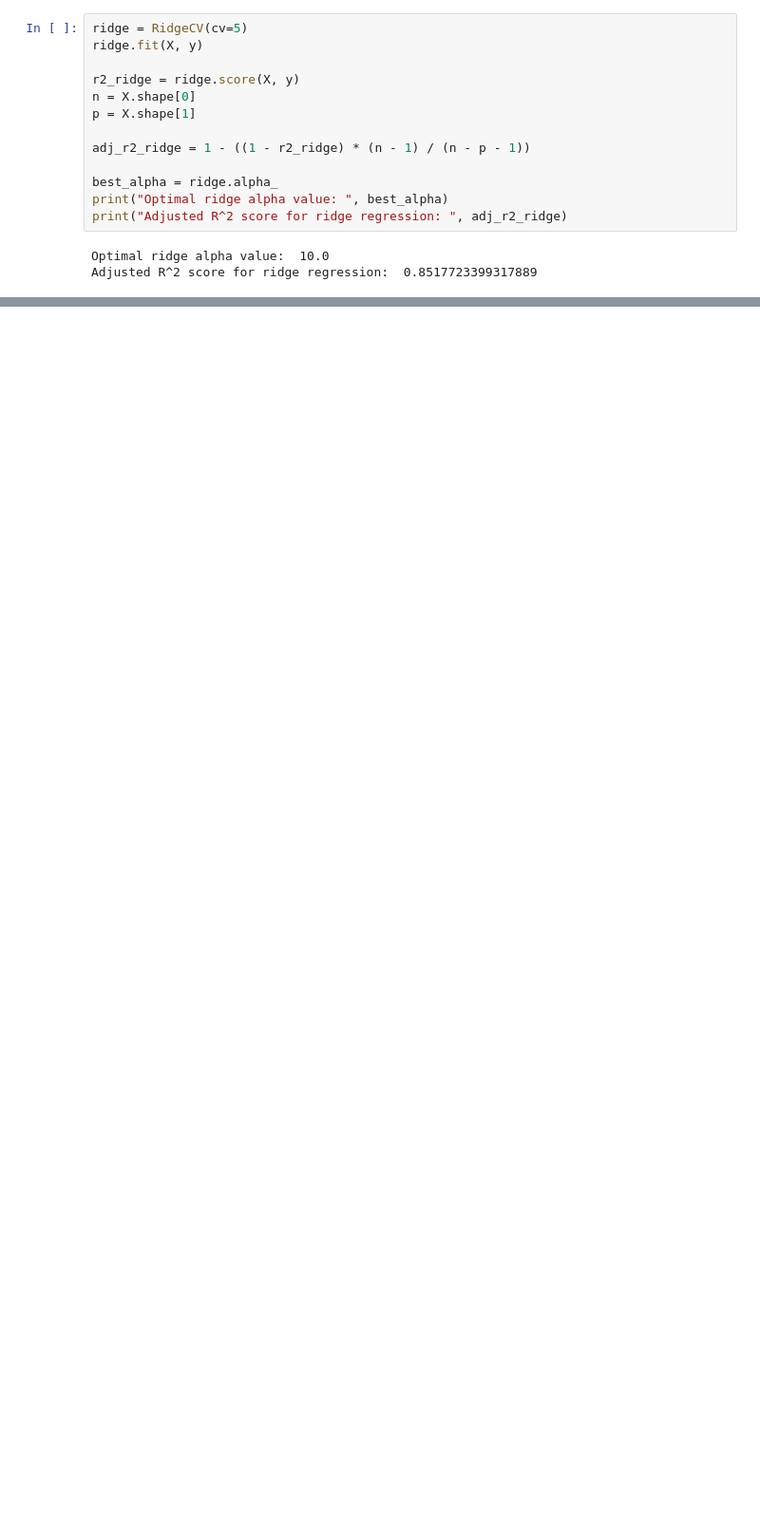
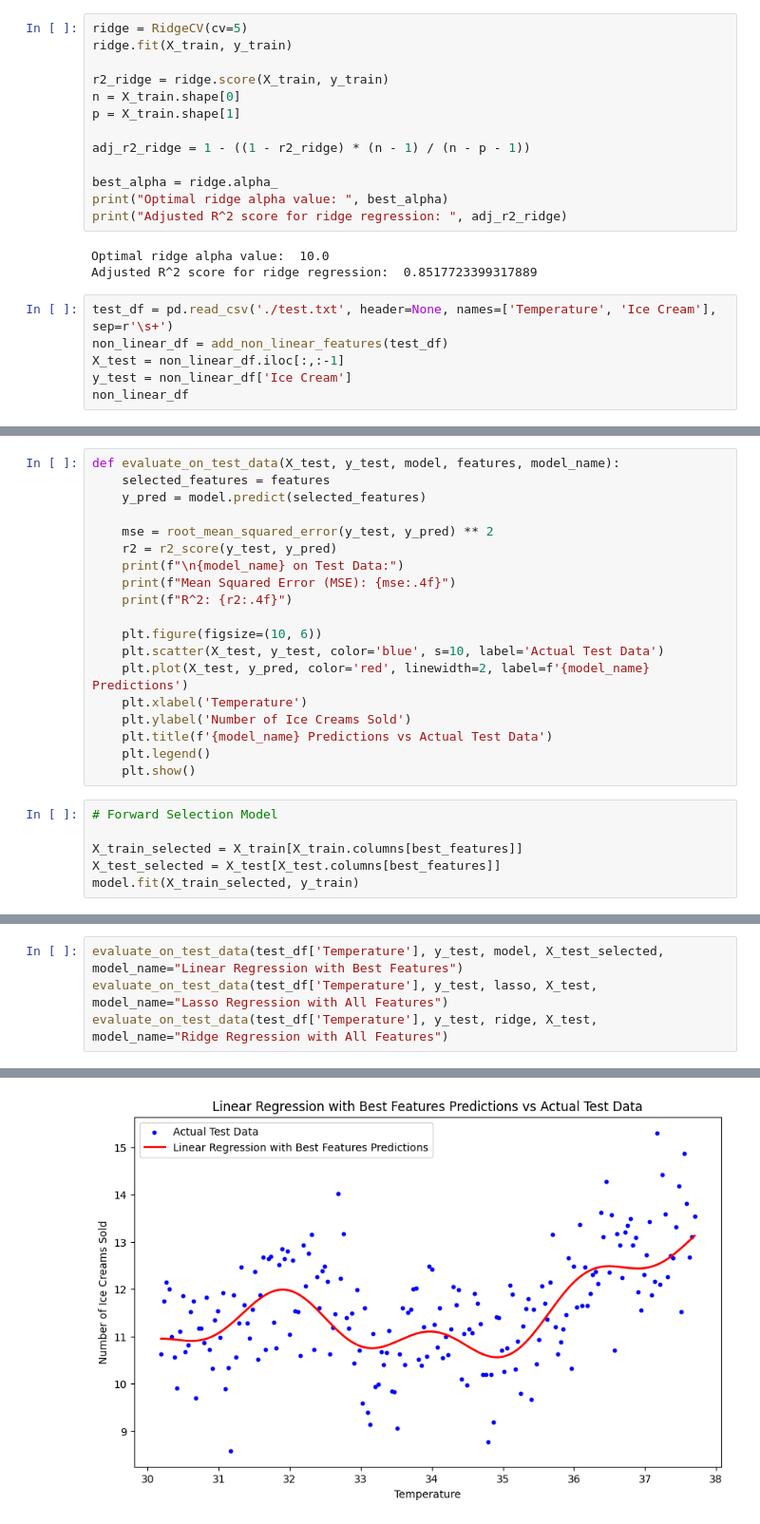
Before and after one commit to angvit/Linear-Regression, a Jupyter notebook: hw3/ex3.ipynb, the cells around one changed output, grey strips where cells are left out. Shown at 95% size. Drawn from its saved outputs; the diff is of its cells as text; blank space fills up the shorter version.

Commit message:
Added visualizations for fwd selection, lasso, and ridge models

```diff
--- a/hw3/ex3.ipynb
+++ b/hw3/ex3.ipynb
@@ -162,11 +159,11 @@ Optimal lasso alpha value:  0.019414860526572875
 Adjusted R^2 score for lasso regression:  0.8514336408596881
 # %%
 ridge = RidgeCV(cv=5)
-ridge.fit(X, y)
+ridge.fit(X_train, y_train)
 
-r2_ridge = ridge.score(X, y)
-n = X.shape[0]
-p = X.shape[1]
+r2_ridge = ridge.score(X_train, y_train)
+n = X_train.shape[0]
+p = X_train.shape[1]
 
 adj_r2_ridge = 1 - ((1 - r2_ridge) * (n - 1) / (n - p - 1))
 
@@ -176,3 +173,9 @@ print("Adjusted R^2 score for ridge regression: ", adj_r2_ridge)
 # %% [output]
 Optimal ridge alpha value:  10.0
 Adjusted R^2 score for ridge regression:  0.8517723399317889
+# %%
+test_df = pd.read_csv('./test.txt', header=None, names=['Temperature', 'Ice Cream'], sep=r'\s+')
+non_linear_df = add_non_linear_features(test_df)
+X_test = non_linear_df.iloc[:,:-1]
+y_test = non_linear_df['Ice Cream']
+non_linear_df
@@ -178,0 +196,25 @@ Adjusted R^2 score for ridge regression:  0.8517723399317889
+# %%
+def evaluate_on_test_data(X_test, y_test, model, features, model_name):
+    selected_features = features
+    y_pred = model.predict(selected_features)
+
+    mse = root_mean_squared_error(y_test, y_pred) ** 2
+    r2 = r2_score(y_test, y_pred)
+    print(f"\n{model_name} on Test Data:")
+    print(f"Mean Squared Error (MSE): {mse:.4f}")
+    print(f"R^2: {r2:.4f}")
+
+    plt.figure(figsize=(10, 6))
+    plt.scatter(X_test, y_test, color='blue', s=10, label='Actual Test Data')
+    plt.plot(X_test, y_pred, color='red', linewidth=2, label=f'{model_name} Predictions')
+    plt.xlabel('Temperature')
+    plt.ylabel('Number of Ice Creams Sold')
+    plt.title(f'{model_name} Predictions vs Actual Test Data')
+    plt.legend()
+    plt.show()
+# %%
+# Forward Selection Model
+
+X_train_selected = X_train[X_train.columns[best_features]]
+X_test_selected = X_test[X_test.columns[best_features]]
+model.fit(X_train_selected, y_train)
@@ -178,0 +223,5 @@ Adjusted R^2 score for ridge regression:  0.8517723399317889
+# %%
+evaluate_on_test_data(test_df['Temperature'], y_test, model, X_test_selected, model_name="Linear Regression with Best Features")
+evaluate_on_test_data(test_df['Temperature'], y_test, lasso, X_test, model_name="Lasso Regression with All Features")
+evaluate_on_test_data(test_df['Temperature'], y_test, ridge, X_test, model_name="Ridge Regression with All Features")
+# %% [output]
@@ -178,0 +231 @@ Adjusted R^2 score for ridge regression:  0.8517723399317889
+[figure, added]
```
Also changed, not shown: parts of 7 cells of this notebook.
